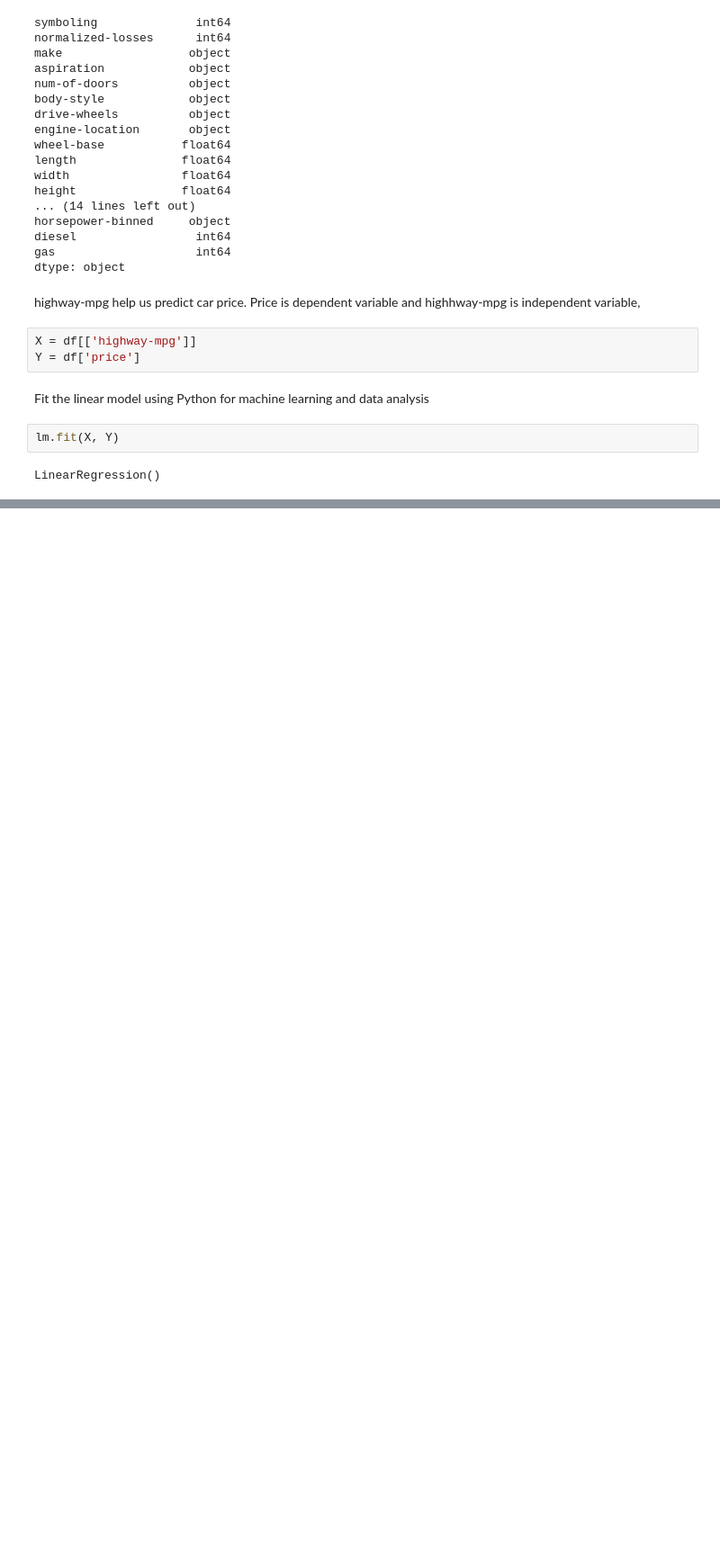
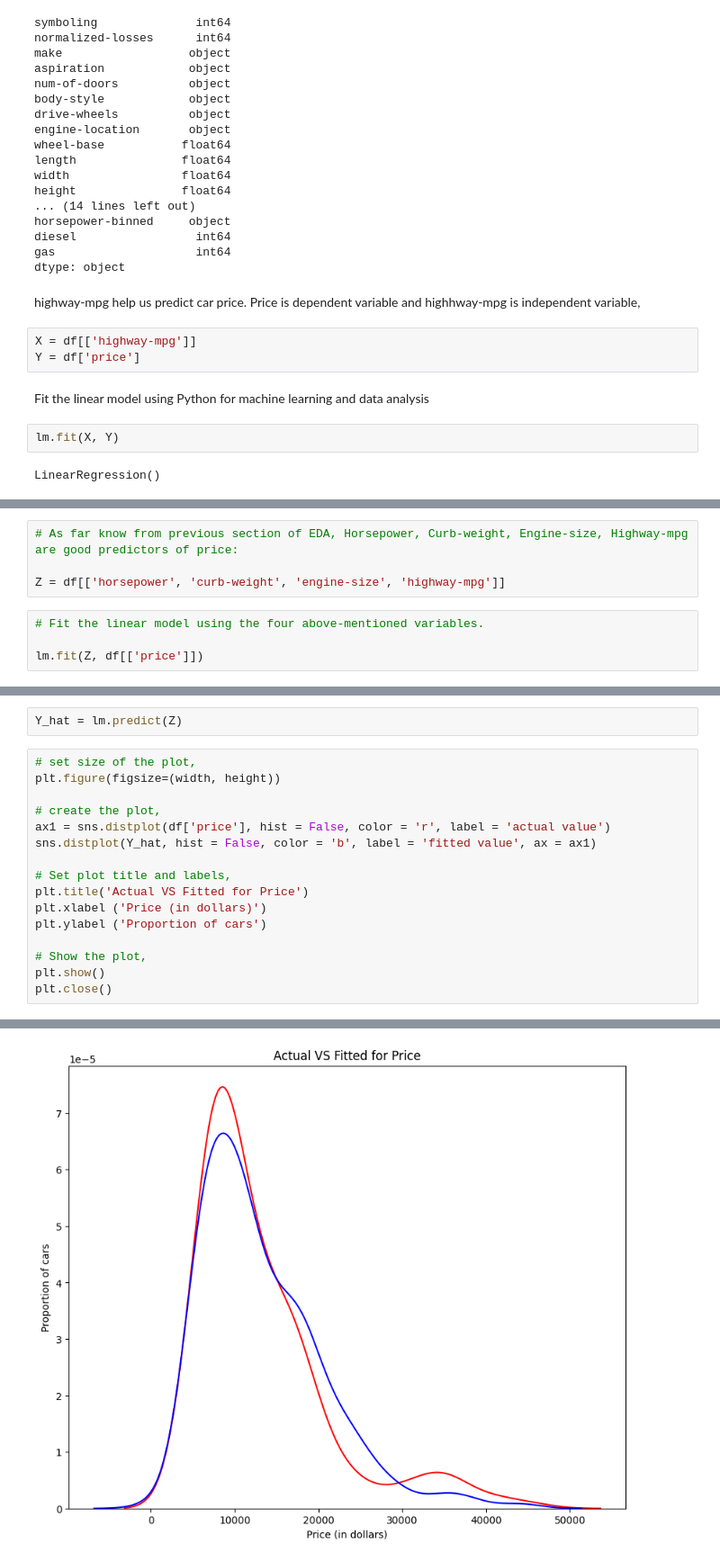
Before and after one commit to faisalczu/python_project_practice, a Jupyter notebook: model.ipynb, the cells around one changed output, grey strips where cells are left out. Shown: that part at 90% size. Drawn from its saved outputs; the diff is of its cells as text; blank space fills up the shorter version.

```diff
--- a/model.ipynb
+++ b/model.ipynb
@@ -82,0 +107,8 @@ array([16236.50464347, 16236.50464347, 17058.23802179, 13771.3045085 ,
+# %%
+# As far know from previous section of EDA, Horsepower, Curb-weight, Engine-size, Highway-mpg are good predictors of price:
+
+Z = df[['horsepower', 'curb-weight', 'engine-size', 'highway-mpg']]
+# %%
+# Fit the linear model using the four above-mentioned variables.
+
+lm.fit(Z, df[['price']])
@@ -82,0 +165,19 @@ array([16236.50464347, 16236.50464347, 17058.23802179, 13771.3045085 ,
+# %%
+Y_hat = lm.predict(Z)
+# %%
+# set size of the plot,
+plt.figure(figsize=(width, height))
+
+# create the plot,
+ax1 = sns.distplot(df['price'], hist = False, color = 'r', label = 'actual value')
+sns.distplot(Y_hat, hist = False, color = 'b', label = 'fitted value', ax = ax1)
+
+# Set plot title and labels,
+plt.title('Actual VS Fitted for Price')
+plt.xlabel ('Price (in dollars)')
+plt.ylabel ('Proportion of cars')
+
+# Show the plot,
+plt.show()
+plt.close()
+# %% [output]
@@ -82,0 +203 @@ array([16236.50464347, 16236.50464347, 17058.23802179, 13771.3045085 ,
+[figure, added]
```
Also changed, not shown: parts of 28 cells of this notebook.
